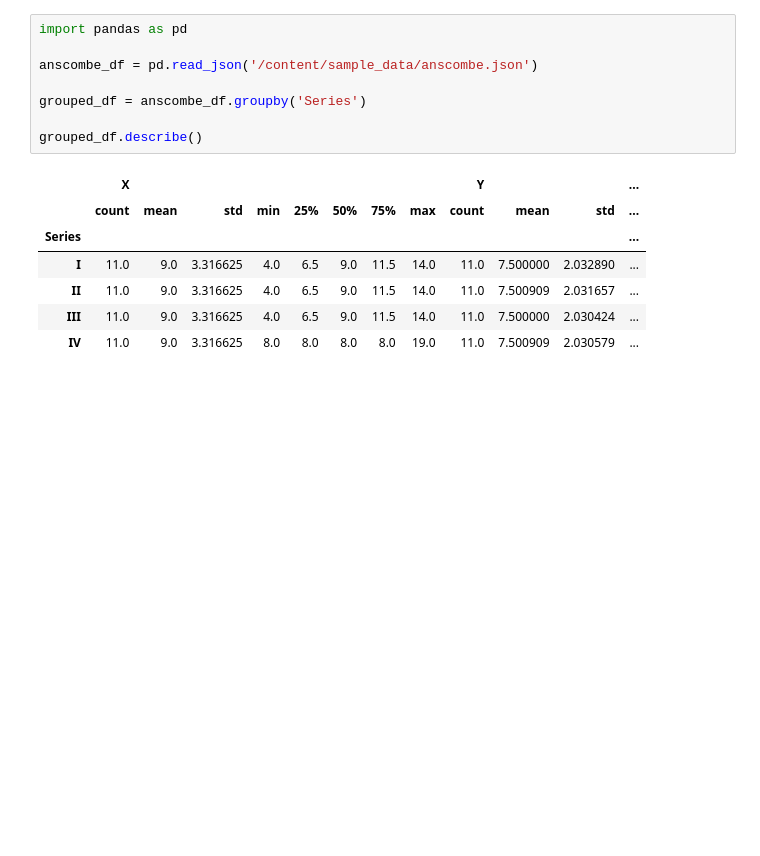
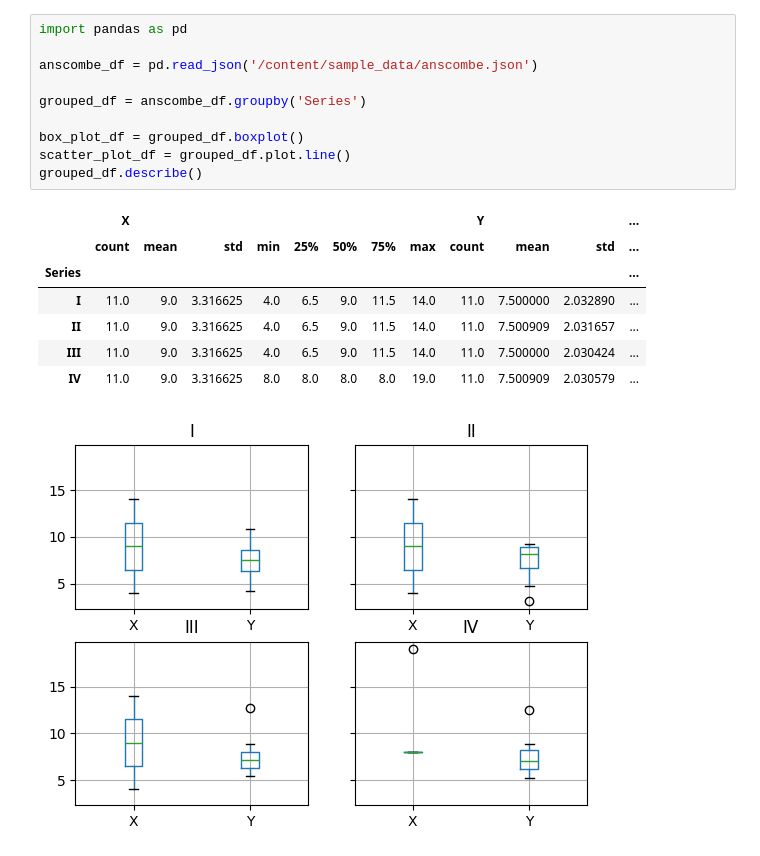
Before and after one commit to ambernguyen0222/BME3053C-Spring-2025, a Jupyter notebook: Homeworks/HW4_nguyenamber.ipynb, the cells around one changed output. Saved outputs shown, nothing was run; the diff lists cells and outputs as text; blank space fills up the shorter version.

```diff
--- a/Homeworks/HW4_nguyenamber.ipynb
+++ b/Homeworks/HW4_nguyenamber.ipynb
@@ -3,16 +7,19 @@
 # %%
 import pandas as pd
 
 anscombe_df = pd.read_json('/content/sample_data/anscombe.json')
 
 grouped_df = anscombe_df.groupby('Series')
 
+box_plot_df = grouped_df.boxplot()
+scatter_plot_df = grouped_df.plot.line()
 grouped_df.describe()
 # %% [output]
 |  | X |  |  |  |  |  |  |  | Y |  |  | ... |
 |  | count | mean | std | min | 25% | 50% | 75% | max | count | mean | std | ... |
 | Series |  |  |  |  |  |  |  |  |  |  |  | ... |
 | I | 11.0 | 9.0 | 3.316625 | 4.0 | 6.5 | 9.0 | 11.5 | 14.0 | 11.0 | 7.500000 | 2.032890 | ... |
 | II | 11.0 | 9.0 | 3.316625 | 4.0 | 6.5 | 9.0 | 11.5 | 14.0 | 11.0 | 7.500909 | 2.031657 | ... |
 | III | 11.0 | 9.0 | 3.316625 | 4.0 | 6.5 | 9.0 | 11.5 | 14.0 | 11.0 | 7.500000 | 2.030424 | ... |
 | IV | 11.0 | 9.0 | 3.316625 | 8.0 | 8.0 | 8.0 | 8.0 | 19.0 | 11.0 | 7.500909 | 2.030579 | ... |
+[figure, added]
```
Also changed, not shown: parts of 2 cells of this notebook.
